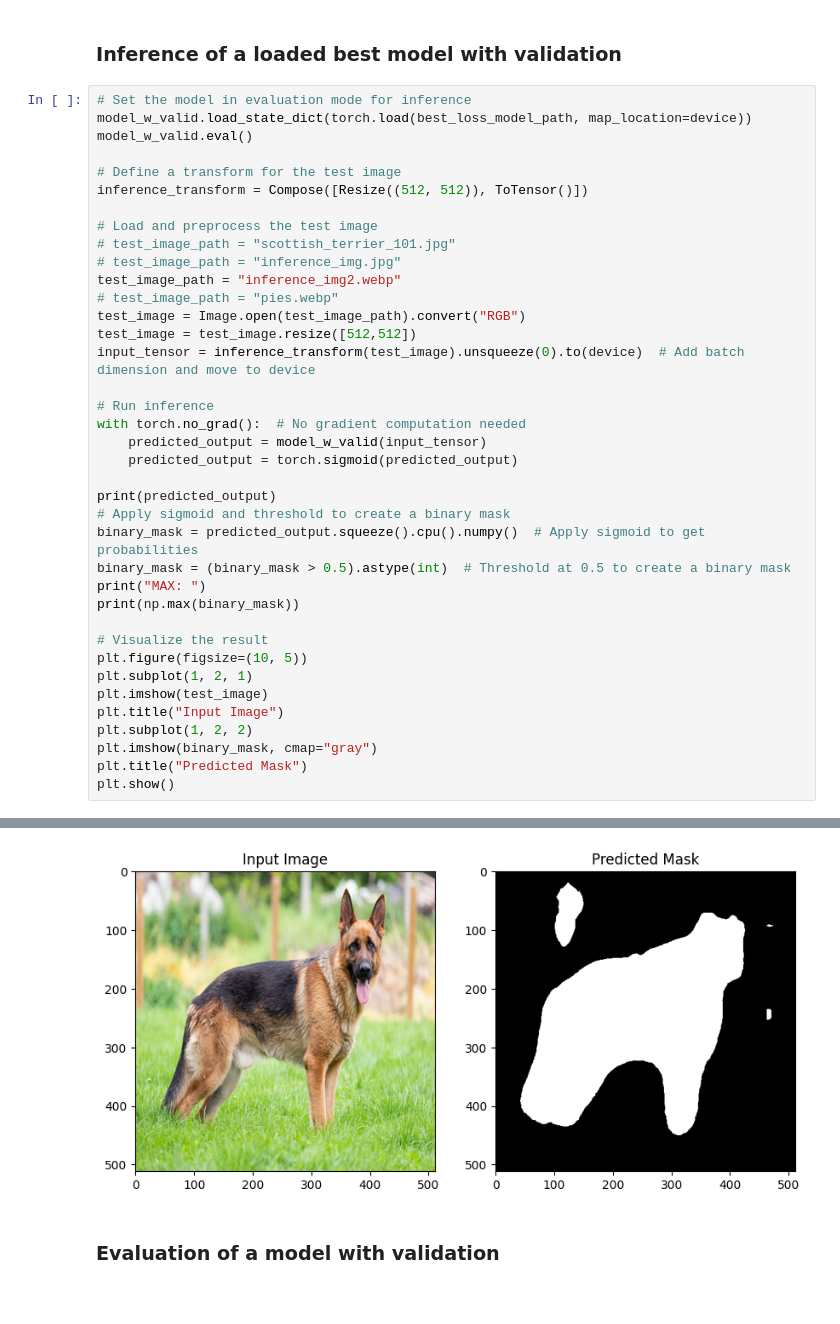
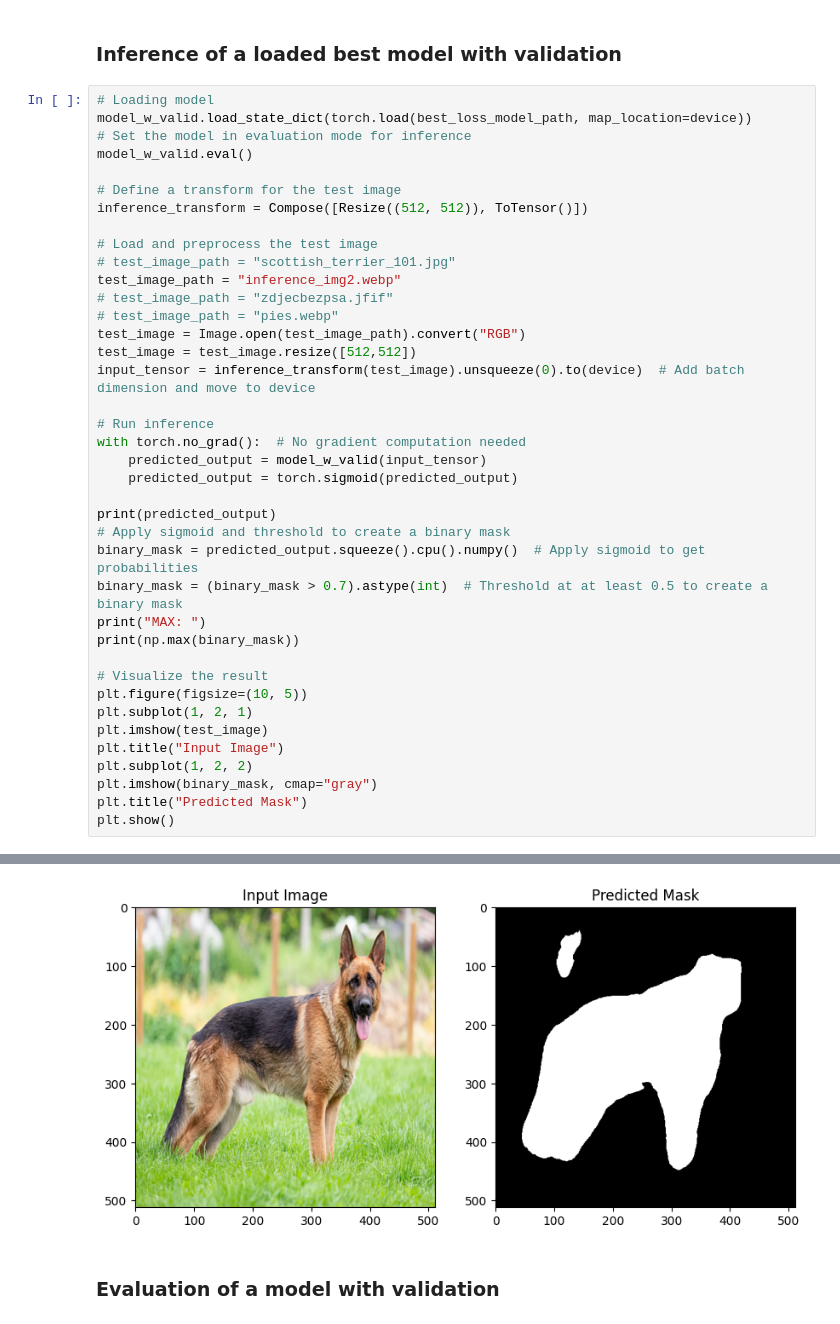
Before and after one commit to MateuszGalinski/DogSemanticSegmentation-UNet, a Jupyter notebook: train.ipynb, the cells around one changed output, grey strips where cells are left out. Saved outputs shown, nothing was run; the diff lists cells and outputs as text.

```diff
--- a/train.ipynb
+++ b/train.ipynb
@@ -309,8 +227,9 @@ New best model saved with accuracy: 0.8741
 # %% [markdown]
 ### Inference of a loaded best model with validation
 # %%
+# Loading model
+model_w_valid.load_state_dict(torch.load(best_loss_model_path, map_location=device))
 # Set the model in evaluation mode for inference
-model_w_valid.load_state_dict(torch.load(best_loss_model_path, map_location=device))
 model_w_valid.eval()
 
 # Define a transform for the test image
@@ -318,8 +237,8 @@ inference_transform = Compose([Resize((512, 512)), ToTensor()])
 
 # Load and preprocess the test image
 # test_image_path = "scottish_terrier_101.jpg"
-# test_image_path = "inference_img.jpg"
 test_image_path = "inference_img2.webp"
+# test_image_path = "zdjecbezpsa.jfif"
 # test_image_path = "pies.webp"
 test_image = Image.open(test_image_path).convert("RGB")
 test_image = test_image.resize([512,512])
@@ -329,35 +248,35 @@ input_tensor = inference_transform(test_image).unsqueeze(0).to(device)  # Add ba
 with torch.no_grad():  # No gradient computation needed
     predicted_output = model_w_valid(input_tensor)
     predicted_output = torch.sigmoid(predicted_output)
 
 print(predicted_output)
 # Apply sigmoid and threshold to create a binary mask
 binary_mask = predicted_output.squeeze().cpu().numpy()  # Apply sigmoid to get probabilities
-binary_mask = (binary_mask > 0.5).astype(int)  # Threshold at 0.5 to create a binary mask
+binary_mask = (binary_mask > 0.7).astype(int)  # Threshold at at least 0.5 to create a binary mask
 print("MAX: ")
 print(np.max(binary_mask))
 
 # Visualize the result
 plt.figure(figsize=(10, 5))
 plt.subplot(1, 2, 1)
 plt.imshow(test_image)
 plt.title("Input Image")
 plt.subplot(1, 2, 2)
 plt.imshow(binary_mask, cmap="gray")
 plt.title("Predicted Mask")
 plt.show()
 # %% [output]
 tensor([[[[0.2364, 0.1496, 0.1209,  ..., 0.0833, 0.1125, 0.2205],
           [0.1251, 0.0644, 0.0469,  ..., 0.0226, 0.0368, 0.1178],
           [0.1011, 0.0488, 0.0364,  ..., 0.0121, 0.0200, 0.0807],
           ...,
           [0.0468, 0.0137, 0.0074,  ..., 0.0034, 0.0064, 0.0413],
           [0.0725, 0.0242, 0.0135,  ..., 0.0066, 0.0120, 0.0634],
           [0.1697, 0.0878, 0.0584,  ..., 0.0380, 0.0597, 0.1658]]]],
        device='cuda:0')
 MAX:
 1
-[figure, old version]
+[figure, new version]
 # %% [markdown]
 ### Evaluation of a model with validation
 # %%
```
Also changed, not shown: parts of 11 cells of this notebook, 4 other files.
